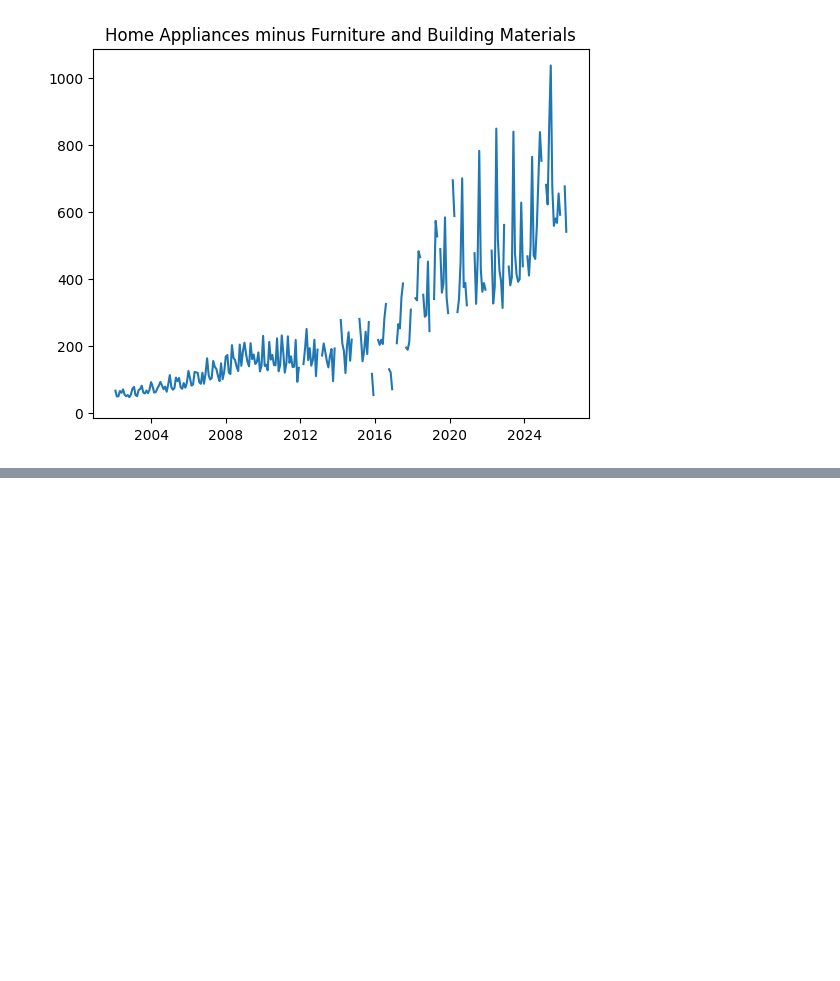
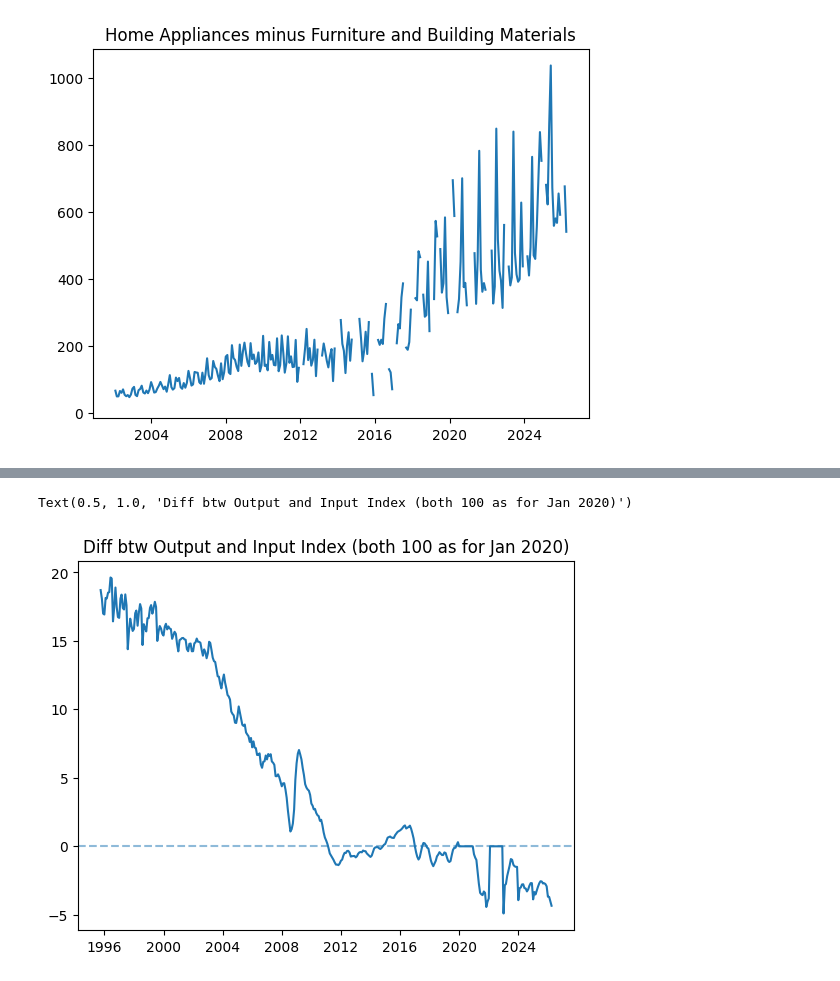
Before and after one commit to FlyingCuteCats/Freetime-Projects, a Jupyter notebook: China Retail Sales/test.ipynb, the cells around one changed output, grey strips where cells are left out. Drawn from its saved outputs; the diff is of its cells as text; code cells hidden in the pictures; blank space fills up the shorter version.

```diff
--- a/China Retail Sales/test.ipynb
+++ b/China Retail Sales/test.ipynb
@@ -70,0 +84,7 @@ Text(0.5, 1.0, 'Home Appliances minus Furniture and Building Materials')
+# %%
+plt.plot(ppi_output['Date'], ppi_output['PPI Output Index']-ppi_input['PPI Input Index'])
+plt.axhline(0, linestyle='--', alpha=0.5)
+plt.title('Diff btw Output and Input Index (both 100 as for Jan 2020)')
+# %% [output]
+Text(0.5, 1.0, 'Diff btw Output and Input Index (both 100 as for Jan 2020)')
+[figure, added]
```
Also changed, not shown: parts of 2 cells of this notebook.
